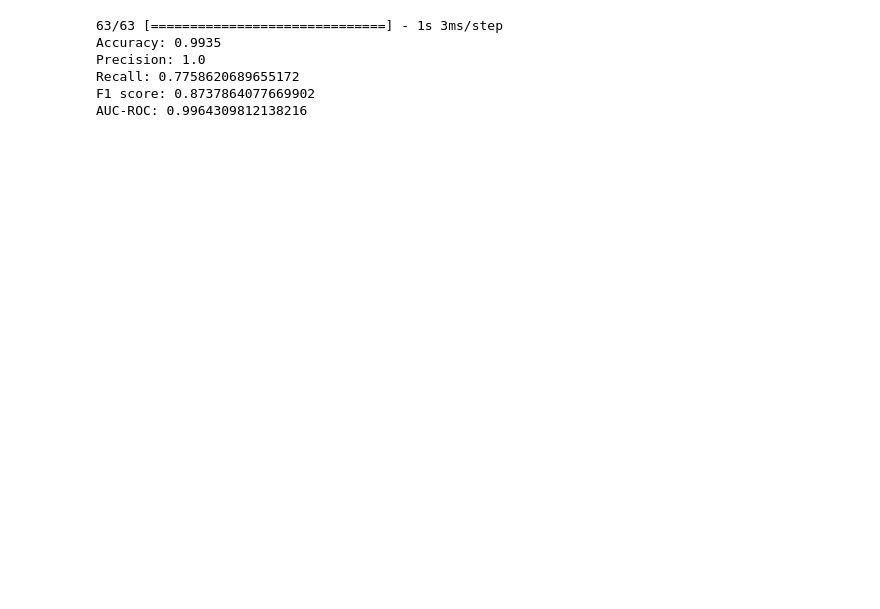
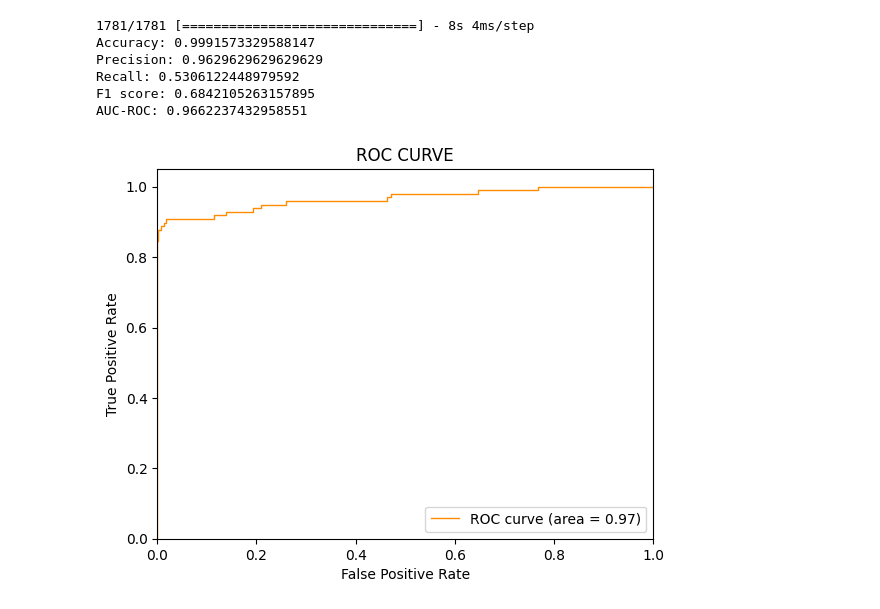
Before and after one commit to RG0597/CustomLoss, a Jupyter notebook: imbalanced.ipynb, the cells around one changed output. Drawn from its saved outputs; the diff is of its cells as text; code cells hidden in the pictures; blank space fills up the shorter version.

```diff
--- a/imbalanced.ipynb
+++ b/imbalanced.ipynb
@@ -43,13 +99,15 @@ def weighted_binary_crossentropy(y_true, y_pred):
     return tf.reduce_mean(loss)
 # %%
 # Define binary classification model
-model = tf.keras.models.Sequential([
-    tf.keras.layers.Dense(32, activation='relu', input_shape=(20,)),
-    tf.keras.layers.Dense(1, activation='sigmoid')
-])
+model2 = tf.keras.models.Sequential([
+    tf.keras.layers.Dense(64, activation='relu', input_shape=(30,)),
+    tf.keras.layers.Dropout(0.2),
+    tf.keras.layers.Dense(32, activation='relu'),
+    tf.keras.layers.Dense(16, activation='relu'),
+    tf.keras.layers.Dense(1, activation='sigmoid')])
 # %%
 # Compile the model with custom loss function
-model.compile(optimizer='adam', loss=weighted_binary_crossentropy)
+model2.compile(optimizer='adam', loss=weighted_binary_crossentropy,metrics=['accuracy','AUC'])
 # %%
 # Train the model
 X_train=tf.convert_to_tensor(X_train, dtype=tf.float64)
@@ -57,6 +115,6 @@ X_test=tf.convert_to_tensor(X_test, dtype=tf.float64)
 y_train=tf.convert_to_tensor(y_train, dtype=tf.float64)
 y_test=tf.convert_to_tensor(y_test, dtype=tf.float64)
 
-model.fit(X_train, y_train, epochs=10, batch_size=32, validation_data=(X_test, y_test))
+model2.fit(X_train, y_train, epochs=10, batch_size=32, validation_data=(X_test, y_test))
 # %% [output]
 Epoch 1/10
@@ -82,9 +140,7 @@ Epoch 10/10
 <keras.callbacks.History at 0x...>
 # %%
-from sklearn.metrics import accuracy_score, precision_score, recall_score, f1_score, roc_auc_score
-
 # Make predictions on the testing set
-y_pred = model.predict(X_test)
+y_pred = model2.predict(X_test)
 y_pred_binary = np.round(y_pred)
 
 # Compute evaluation metrics
@@ -101,9 +157,23 @@ print("Recall:", recall)
 print("F1 score:", f1)
 print("AUC-ROC:", auc_roc)
 # %% [output]
-63/63 [==============================] - 1s 3ms/step
-Accuracy: 0.9935
-Precision: 1.0
-Recall: 0.7758620689655172
-F1 score: 0.8737864077669902
-AUC-ROC: 0.9964309812138216
+1781/1781 [==============================] - 8s 4ms/step
+Accuracy: 0.9991573329588147
+Precision: 0.9629629629629629
+Recall: 0.5306122448979592
+F1 score: 0.6842105263157895
+AUC-ROC: 0.9662237432958551
+# %%
+#plot the AUC-ROC curve
+fpr, tpr, thresholds = roc_curve(y_test, y_pred)
+plt.figure()
+plt.plot(fpr, tpr, color='darkorange', lw=1, label='ROC curve (area = %0.2f)' % auc_roc)
+plt.xlim([0.0, 1.0])
+plt.ylim([0.0, 1.05])
+plt.xlabel('False Positive Rate')
+plt.ylabel('True Positive Rate')
+plt.title('ROC CURVE')
+plt.legend(loc="lower right")
+plt.show()
+# %% [output]
+[figure, added]
```
Also changed, not shown: parts of 10 cells of this notebook.
